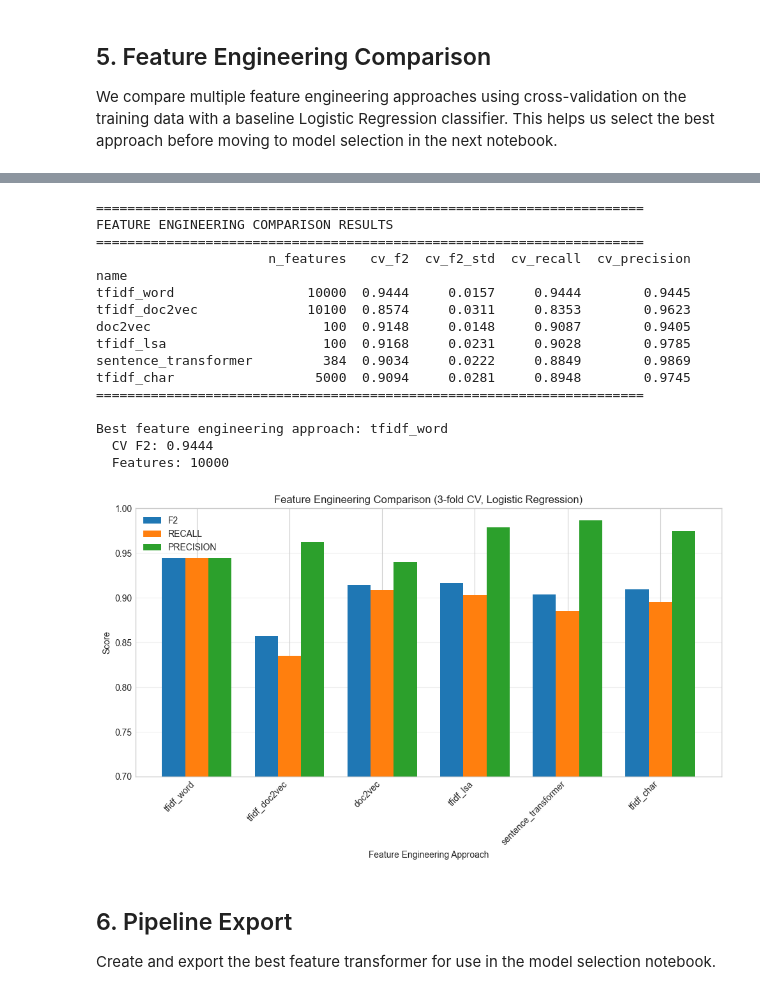
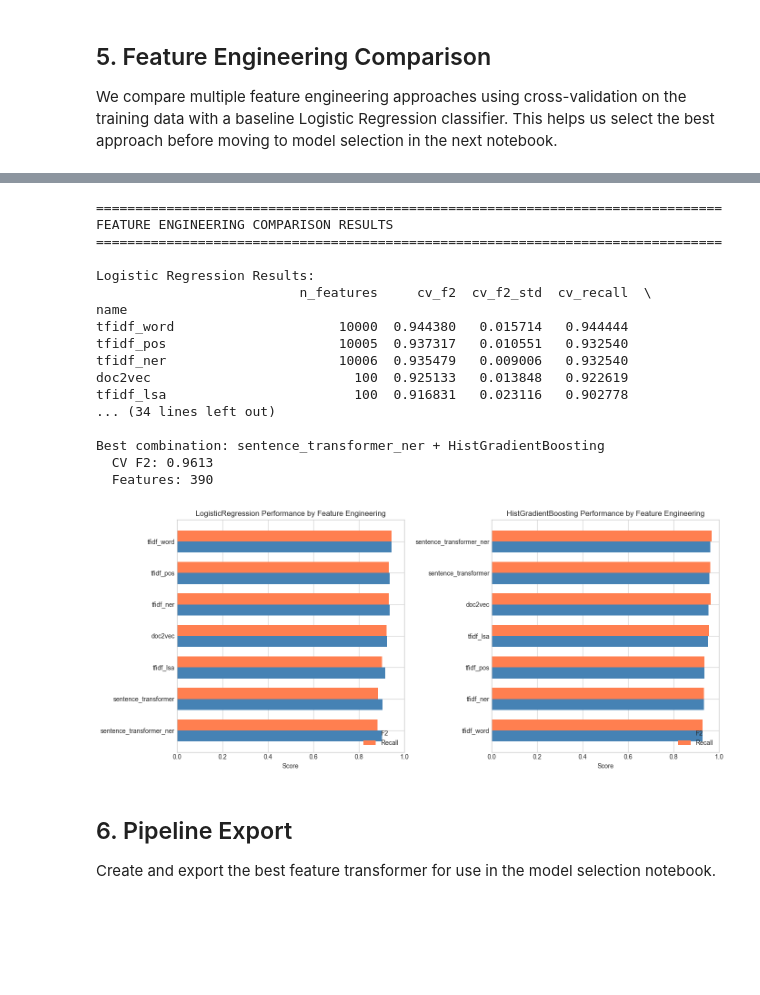
Before and after one commit to frederick-douglas-pearce/sportswear-esg-news-classifier, a Jupyter notebook: notebooks/fp1_EDA_FE.ipynb, the cells around one changed output, grey strips where cells are left out. Drawn from its saved outputs; the diff is of its cells as text; code cells hidden in the pictures; blank space fills up the shorter version.

```diff
--- a/notebooks/fp1_EDA_FE.ipynb
+++ b/notebooks/fp1_EDA_FE.ipynb
@@ -38,6 +38,7 @@ import seaborn as sns
 from scipy import sparse
 
 # Sklearn imports
+from sklearn.ensemble import HistGradientBoostingClassifier
 from sklearn.linear_model import LogisticRegression
 from sklearn.metrics import fbeta_score, make_scorer
 from sklearn.model_selection import StratifiedKFold, cross_validate
@@ -73,11 +74,11 @@ pd.set_option('display.max_colwidth', 100)
 plt.style.use('seaborn-v0_8-whitegrid')
 
 # Configuration
+TARGET_COL = 'is_sportswear'
+LABEL_NAMES = ['Not Sportswear (FP)', 'Sportswear']
+TRAIN_RATIO, VAL_RATIO, TEST_RATIO = 0.6, 0.2, 0.2
 RANDOM_STATE = 42
 N_FOLDS = 3
-np.random.seed(RANDOM_STATE)
-TARGET_COL = 'is_sportswear'
-LABEL_NAMES = ['Not Sportswear (FP)', 'Sportswear']
 
 # Paths
 DATA_PATH = project_root / 'data' / 'fp_training_data.jsonl'
@@ -88,6 +89,8 @@ IMAGES_DIR = project_root / 'images'
 MODELS_DIR.mkdir(exist_ok=True)
 IMAGES_DIR.mkdir(exist_ok=True)
 
+np.random.seed(RANDOM_STATE)
+
 print("Setup complete!")
 # %% [output]
 Setup complete!
@@ -224,12 +223,13 @@ mm6 maison margiela salomon xt mm6 acs pro fall 2025 release date mm6 maison mar
 Records with empty text features: 0
 # %%
 # Split with stratification
-train_df, val_df, test_df = split_train_val_test(
+
+train_df, val_df, _ = split_train_val_test(
     df,
     target_col=TARGET_COL,
-    train_ratio=0.6,
-    val_ratio=0.2,
-    test_ratio=0.2,
+    train_ratio=TRAIN_RATIO,
+    val_ratio=VAL_RATIO,
+    test_ratio=TEST_RATIO,
     random_state=RANDOM_STATE
 )
 
@@ -436,6 +436,10 @@ fe_configs = {
         'method': 'sentence_transformer',
         'sentence_model_name': 'all-MiniLM-L6-v2',
     },
+    'sentence_transformer_ner': {
+        'method': 'sentence_transformer_ner',
+        'sentence_model_name': 'all-MiniLM-L6-v2',
+    },
 }
 
 print("Feature Engineering Approaches to Compare:")
@@ -554,11 +576,11 @@ display_df = display_df.sort_values('cv_f2', ascending=False)
 print("\nLogistic Regression Results:")
 print(display_df[['n_features', 'cv_f2', 'cv_f2_std', 'cv_recall', 'cv_precision']])
 
-# Display GradientBoosting results
-gb_df = fe_df[fe_df['classifier'] == 'GradientBoosting'].set_index('name')
-gb_df = gb_df.sort_values('cv_f2', ascending=False)
-print("\nGradient Boosting Results:")
-print(gb_df[['n_features', 'cv_f2', 'cv_f2_std', 'cv_recall', 'cv_precision']])
+# Display HistGradientBoosting results
+hgb_df = fe_df[fe_df['classifier'] == 'HistGradientBoosting'].set_index('name')
+hgb_df = hgb_df.sort_values('cv_f2', ascending=False)
+print("\nHistGradientBoosting Results:")
+print(hgb_df[['n_features', 'cv_f2', 'cv_f2_std', 'cv_recall', 'cv_precision']])
 
 print("=" * 80)
 
@@ -570,49 +592,50 @@ print(f"\nBest combination: {best_fe} + {best_clf}")
 print(f"  CV F2: {best_row['cv_f2']:.4f}")
 print(f"  Features: {int(best_row['n_features'])}")
 # %% [output]
-======================================================================
+================================================================================
 FEATURE ENGINEERING COMPARISON RESULTS
-======================================================================
-                      n_features   cv_f2  cv_f2_std  cv_recall  cv_precision
+================================================================================
+
+Logistic Regression Results:
+                          n_features     cv_f2  cv_f2_std  cv_recall  \
 name
-tfidf_word                 10000  0.9444     0.0157     0.9444        0.9445
-tfidf_doc2vec              10100  0.8574     0.0311     0.8353        0.9623
-doc2vec                      100  0.9148     0.0148     0.9087        0.9405
-tfidf_lsa                    100  0.9168     0.0231     0.9028        0.9785
-sentence_transformer         384  0.9034     0.0222     0.8849        0.9869
-tfidf_char                  5000  0.9094     0.0281     0.8948        0.9745
-======================================================================
+tfidf_word                     10000  0.944380   0.015714   0.944444
+tfidf_pos                      10005  0.937317   0.010551   0.932540
+tfidf_ner                      10006  0.935479   0.009006   0.932540
+doc2vec                          100  0.925133   0.013848   0.922619
+tfidf_lsa                        100  0.916831   0.023116   0.902778
+... (34 lines left out)
 
-Best feature engineering approach: tfidf_word
-  CV F2: 0.9444
-  Features: 10000
+Best combination: sentence_transformer_ner + HistGradientBoosting
+  CV F2: 0.9613
+  Features: 390
 # %%
 # Visualize comparison - show both classifiers side by side
 fig, axes = plt.subplots(1, 2, figsize=(14, 6))
 
-for idx, clf_name in enumerate(['LogisticRegression', 'GradientBoosting']):
+for idx, clf_name in enumerate(['LogisticRegression', 'HistGradientBoosting']):
     ax = axes[idx]
     clf_df = fe_df[fe_df['classifier'] == clf_name].set_index('name')
     clf_df = clf_df.sort_values('cv_f2', ascending=True)
 
     x = range(len(clf_df))
     width = 0.35
 
     ax.barh([i - width/2 for i in x], clf_df['cv_f2'], width, label='F2', color='steelblue')
     ax.barh([i + width/2 for i in x], clf_df['cv_recall'], width, label='Recall', color='coral')
 
     ax.set_yticks(list(x))
     ax.set_yticklabels(clf_df.index)
     ax.set_xlabel('Score')
     ax.set_title(f'{clf_name} Performance by Feature Engineering')
     ax.legend(loc='lower right')
     ax.set_xlim(0, 1)
 
 plt.tight_layout()
 plt.savefig(MODELS_DIR / 'fe_comparison.png', dpi=150, bbox_inches='tight')
 plt.show()
 # %% [output]
-[figure, old version]
+[figure, new version]
 # %% [markdown]
 ## 6. Pipeline Export
 
```
Also changed, not shown: parts of 6 cells of this notebook, 5 other files.
